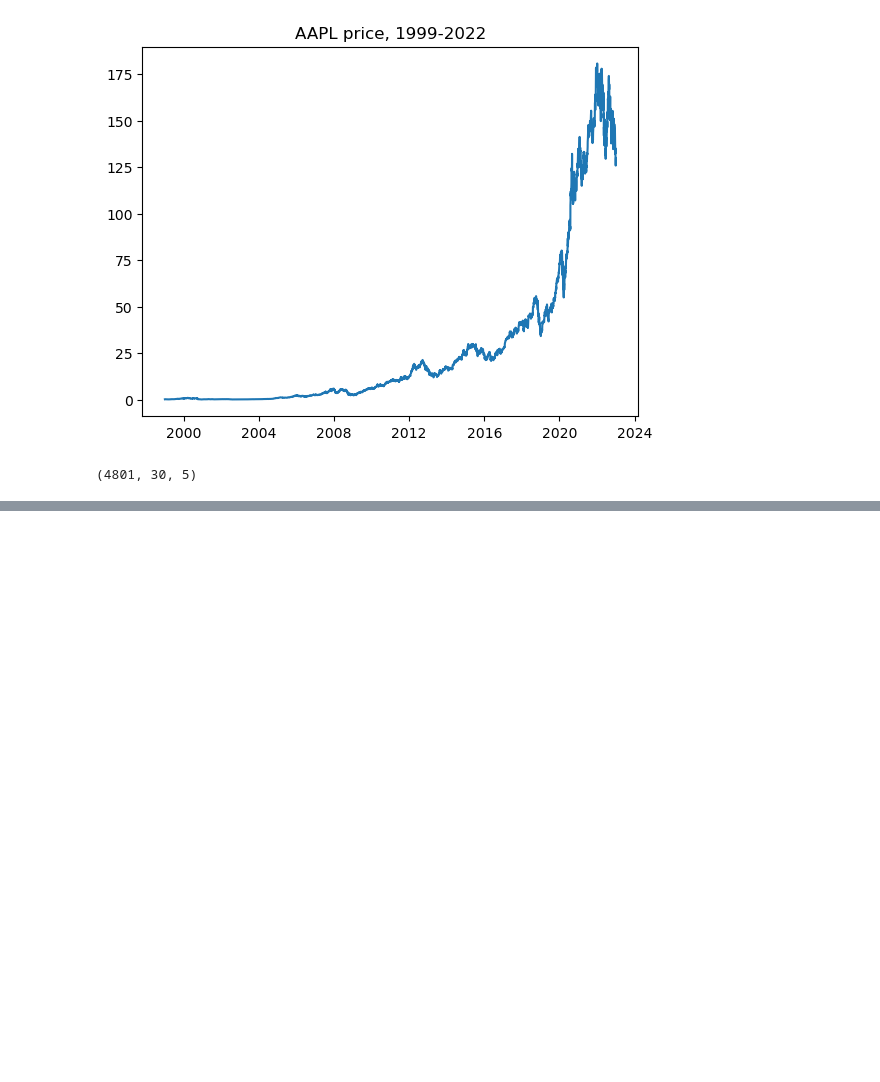
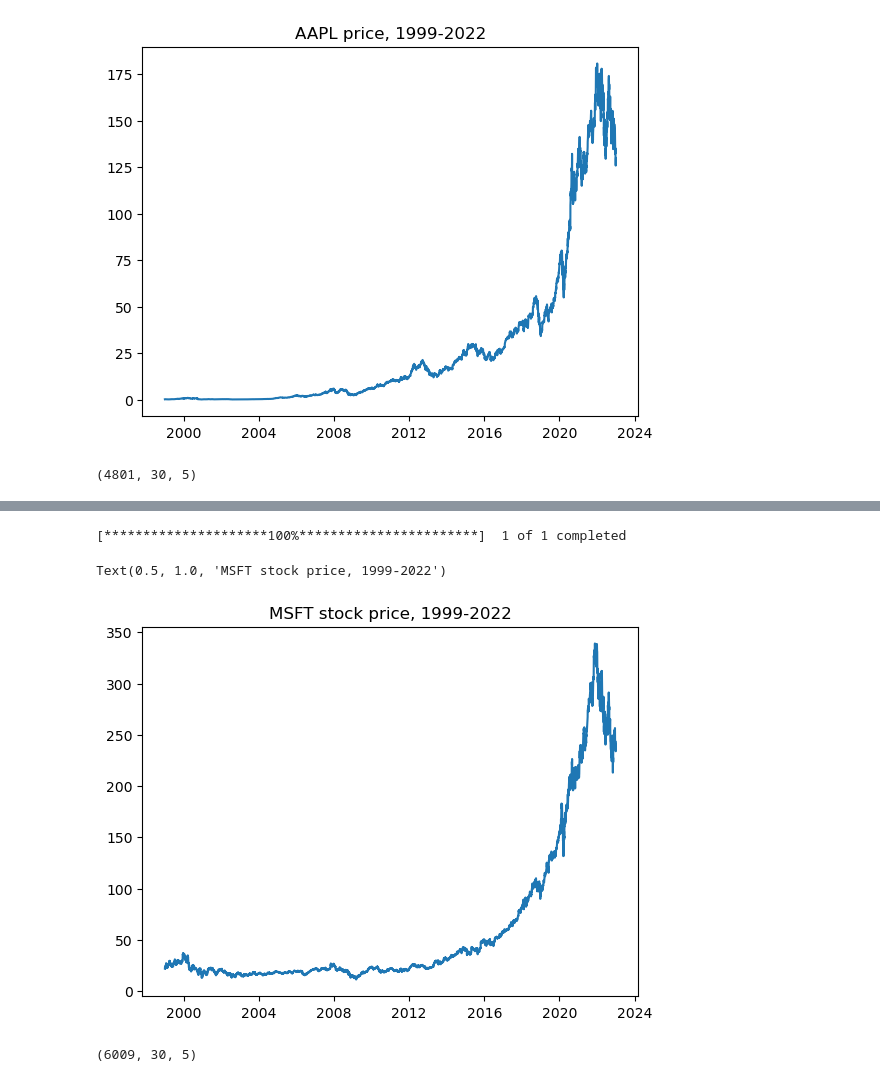
Before and after one commit to mscarpati/NUFT-strategy-dev, a Jupyter notebook: Stock.ipynb, the cells around one changed output, grey strips where cells are left out. Saved outputs shown, nothing was run; the diff lists cells and outputs as text; code cells hidden in the pictures; blank space fills up the shorter version.

Commit message:
tested model on other stocks

```diff
--- a/Stock.ipynb
+++ b/Stock.ipynb
@@ -131,0 +127,17 @@ plt.show()
+# %%
+# Try on MSFT data
+MSFT = yfin.download('MSFT', start='1999-01-01', end='2022-12-31')
+plt.plot(MSFT.index, MSFT['Adj Close'])
+plt.title("MSFT stock price, 1999-2022")
+# %% [output]
+[*********************100%***********************]  1 of 1 completed
+Text(0.5, 1.0, 'MSFT stock price, 1999-2022')
+[figure, added]
+# %%
+msftData = np.reshape(MSFT[cols], (len(MSFT[cols]), -1))
+scaled_msft = scaler.fit_transform(msftData)
+
+msftInTest, msftOutTest = create_data(scaled_msft, 30)
+msftInTest.shape
+# %% [output]
+(6009, 30, 5)
```
Also changed, not shown: parts of 12 cells of this notebook.
